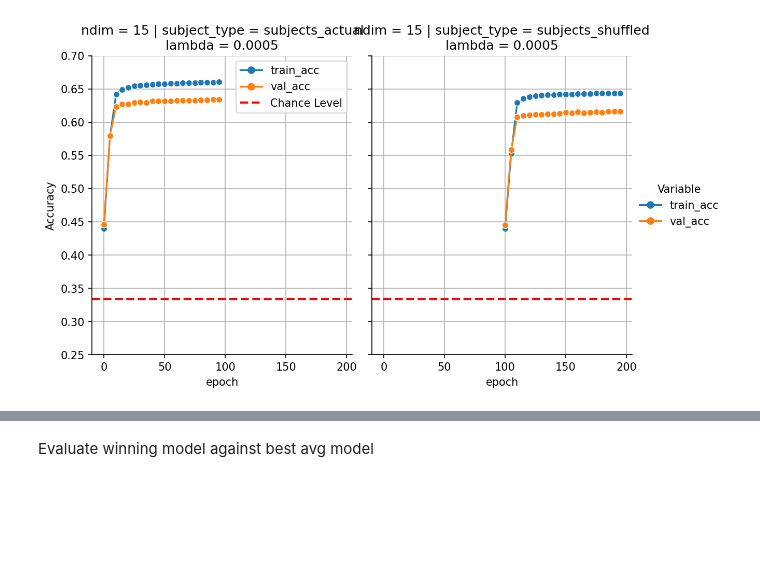
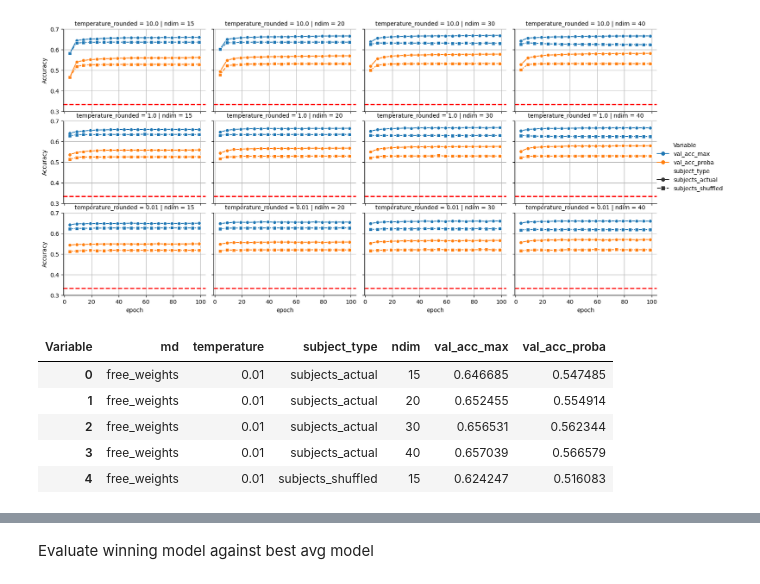
Before and after one commit to MirkoTh/semantic-representations-ID, a Jupyter notebook: analyze-results-joint-embedding-decision.ipynb, the cells around one changed output, grey strips where cells are left out. Cells and saved outputs as stored; diff of their text form; code cells hidden in the pictures; blank space fills up the shorter version.

Commit message:
add further model comparison

```diff
--- a/analyze-results-joint-embedding-decision.ipynb
+++ b/analyze-results-joint-embedding-decision.ipynb
@@ -168,7 +197,7 @@ df_train_eval_id.groupby(["ndim", "lambda", "lambda_hierarchical", "sparsity", "
 # %%
-df_train_eval_long_id = pd.melt(
-    df_train_eval_id,
-    id_vars=["ndim", "lambda", "lambda_hierarchical", "sparsity", "subject_type", "epoch"],
+df_train_eval_long_id_embedding = pd.melt(
+    df_train_eval_id_embedding,
+    id_vars=["modeltype", "sparsity", "temperature", "subject_type", "ndim", "lambda", "lambda_hierarchical", "epoch"],
     value_vars = ["train_acc_max", "val_acc_max", "train_acc_proba", "val_acc_proba"],
     var_name = "Variable",
     value_name = "Accuracy"
@@ -185 +205,3 @@ df_train_eval_long_id.head()
+# %%
+df_train_eval_long_id_embedding["temperature_rounded"] = df_train_eval_long_id_embedding["temperature"].round(2).astype(str)
 # %%
@@ -203,0 +210,6 @@ df_id_best["id_level"] = "ID"
+# %%
+df_train_eval_long_id_embedding['lambda_ndim'] = df_train_eval_long_id_embedding['lambda'].astype(str) + '_' + df_train_eval_long_id_embedding['ndim'].astype(str)
+df_train_eval_long_id_embedding['modeltype_lh'] = df_train_eval_long_id_embedding['modeltype'].astype(str) + '_' + df_train_eval_long_id_embedding['lambda_hierarchical'].astype(str)
+# %%
+df_train_eval_long_id_decision.rename(columns = {"modeltype":"md", "lambda":"l", "lambda_hierarchical":"lh"}, inplace=True)
+df_train_eval_long_id_embedding.rename(columns = {"modeltype":"md", "lambda":"l", "lambda_hierarchical":"lh"}, inplace=True)
@@ -204,32 +246,39 @@ df_id_best["id_level"] = "ID"
 # %%
+substring2 = "val_acc"
+marker_styles = {
+    "subjects_actual": "o",  # circle
+    "subjects_shuffled": "s",  # square
+}
 # Create the FacetGrid without specifying an external axis
 g = sns.relplot(
-    data=df_train_eval_long_id.query("epoch % 5 == 0"),
-    x='epoch', y='Accuracy',
-    col='subject_type', row="ndim", height=4, hue="Variable",
-    marker="o", aspect=1, kind="line")
-# Add gridlines to each facet
+    data=df_train_eval_long_id_embedding.query(
+        "(epoch + 1) % 5 == 0 & md == 'random_weights' & Variable.str.contains(@substring2)",
+        engine="python"
+    ), x='epoch', y='Accuracy', style = "subject_type", row="temperature_rounded", col="ndim", height=4,
+    hue="Variable", marker="o", aspect=1, kind="line", markers=marker_styles
+)
+# Add gridlines to each facet z
 for i, ax in enumerate(g.axes.flat):
     ax.grid(True)
     ax.axhline(y=.33333, color='red', linestyle='--', linewidth=2, label='Chance Level')
 
-    #ax.set_xlim(0, 400)
-    ax.set_ylim(.25, .7)
-    if i == 0:
-        ax.legend()
+    ax.set_ylim(.3, .7)
 
-# Embed constant in the title of each facet
-constant = "lambda = 0.0005"
-for ax in g.axes.flat:
-    # Get the existing title
-    title = ax.get_title()
-    # Add the constant to the title
-    ax.set_title(f"{title}\n{constant}")
+plt.subplots_adjust(right=0.9)  # Increase from 0.8 to tuck it in
 
 # Adjust the plot size
-g.fig.set_size_inches(9, 5)
-g.fig.set_dpi(150)
+g.fig.set_size_inches(17,7)
+g.fig.set_dpi(100)
 
 plt.show()
 # %% [output]
-[figure, old version]
+[figure, new version]
+# %%
+df_embedding_best.head()
+# %% [output]
+| Variable | md | temperature | subject_type | ndim | val_acc_max | val_acc_proba |
+| 0 | free_weights | 0.01 | subjects_actual | 15 | 0.646685 | 0.547485 |
+| 1 | free_weights | 0.01 | subjects_actual | 20 | 0.652455 | 0.554914 |
+| 2 | free_weights | 0.01 | subjects_actual | 30 | 0.656531 | 0.562344 |
+| 3 | free_weights | 0.01 | subjects_actual | 40 | 0.657039 | 0.566579 |
+| 4 | free_weights | 0.01 | subjects_shuffled | 15 | 0.624247 | 0.516083 |
```
Also changed, not shown: parts of 95 cells of this notebook.
